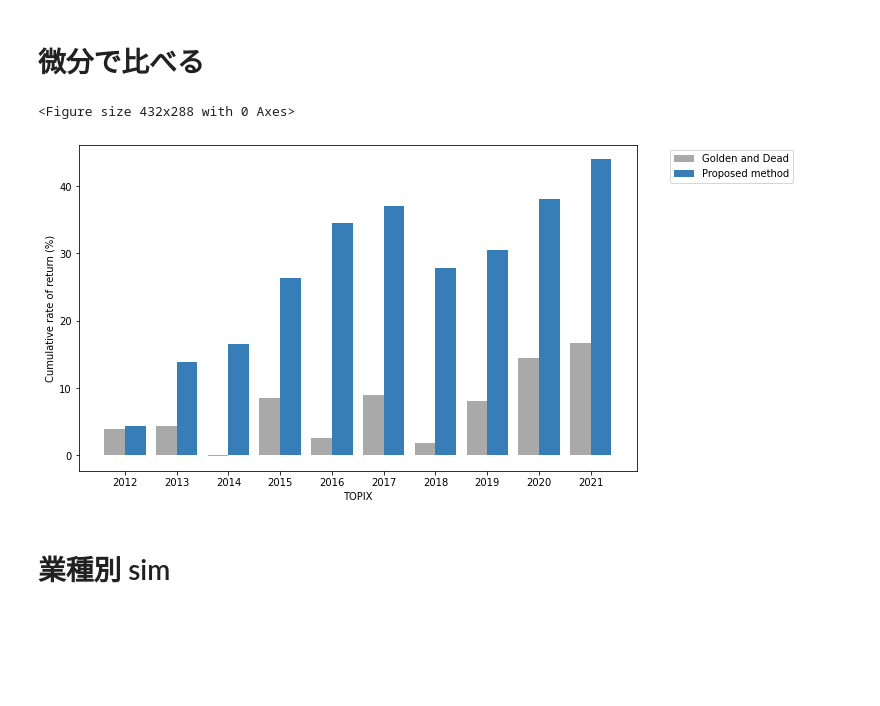
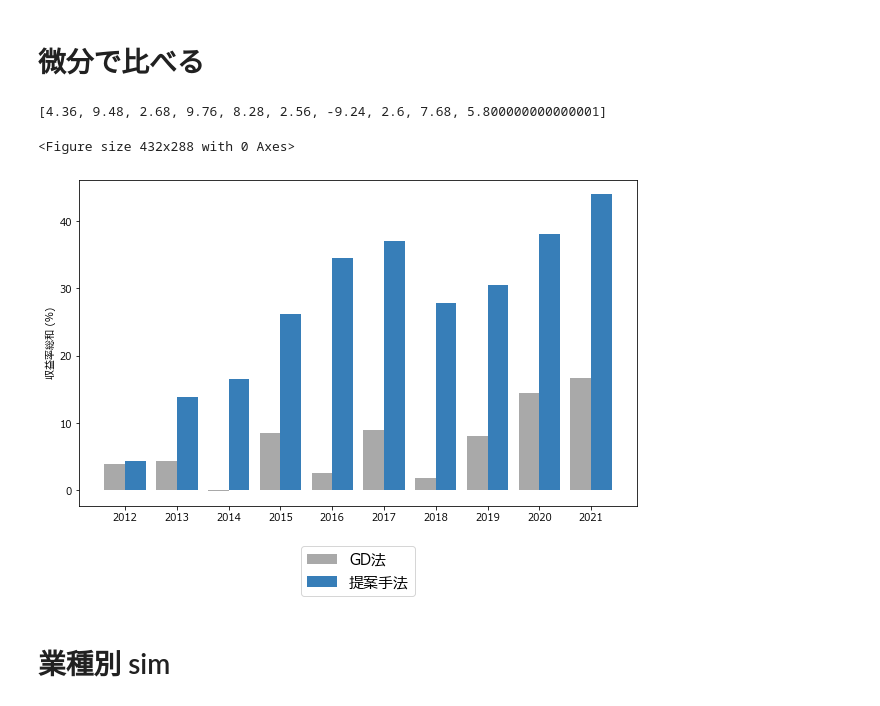
Before and after one commit to yodarjeering/New_XGB, a Jupyter notebook: Kenkyu.ipynb, the cells around one changed output. Saved outputs shown, nothing was run; the diff lists cells and outputs as text; code cells hidden in the pictures; blank space fills up the shorter version.

```diff
--- a/Kenkyu.ipynb
+++ b/Kenkyu.ipynb
@@ -9,6 +9,7 @@ from my_library.funcs import *
 from scipy import fftpack
 import numpy as np
 import matplotlib.pyplot as plt
+plt.rcParams['font.family'] = 'Meiryo'
 # %% [markdown]
 # path win
 # %%
@@ -570,10 +668,43 @@ st = 0
 for st in [0,1,2,3]:
 
     ave_wave = np.zeros(20)
-    for idx,key in enumerate(uds_dict):
+    for idx,key in enumerate(uds_dict_copy):
         # if key=='2017':break
-        uds = uds_dict[key]
+        uds = uds_dict_copy[key]
         wave = uds.Ustrategies[st].spectrum
         ave_wave += wave
         # break
     ave_wave_dict[st] = standarize(ave_wave)
+# %%
+plt.clf()
+fig, ax = plt.subplots(figsize=(10, 6), facecolor="w")
+
+for i,key in enumerate(ave_wave_dict):
+    wave = ave_wave_dict[key]
+    if key==0:
+        label = '順張りで成績の良い代表波形'
+        # print(key)
+        # wave_low_pass = butter_lowpass_filter(wave,6,20)
+        ax.plot(wave,label=label,marker='o',markersize=7)
+    elif key==1:
+        label = '順張りで成績の悪い代表波形'
+        ax.plot(wave,label=label,marker='o',markersize=7)
+    elif key==2:
+        label = '逆張りで成績の良い代表波形'
+        ax.plot(wave,label=label,marker='o',markersize=7)
+    elif key==3:
+        label = '逆張りで成績の悪い代表波形'
+        ax.plot(wave,label=label,marker='o',markersize=7)
+
+    # print(key)
+    # wave_low_pass = butter_lowpass_filter(wave,6,20)
+    # ax.plot(wave_low_pass,label=label,marker='o',markersize=7)
+    print(key)
+
+ax.set_xlabel("時間 (日)")
+ax.set_ylabel("株価")
+ax.set_xticks(range(0,20,2))
+ax.legend(bbox_to_anchor=(0.2, -0.3), loc='center',fontsize=12)
+# ax.legend()
+ax.grid()
+plt.show()
@@ -584,24 +722,33 @@ uds_dict_old = load_pickle('/Users/Owner/Desktop/program/Sotsuron/code/wave_pick
 # %%
 spe_d0 = np.diff(ave_wave_dict[0])
 spe_d2 = np.diff(ave_wave_dict[2])
+# %%
+pr_list = []
+for i,key in enumerate(uds_dict_copy):
+    pr_list.append(uds_dict_copy[key].trade_log['profit rate'].values[0])
+# %%
+pr_list
+# %% [output]
+[4.36, 9.48, 2.68, 9.76, 8.28, 2.56, -9.24, 2.6, 7.68, 5.800000000000001]
 # %%
 
 pr_list_ts = [4.00 , 0.36 , -4.44 , 8.68 , -6.04  , 6.36 , -7.04 , 6.20 , 6.40 , 2.26]
 
 cumulative_list = []
 for i in range(len(pr_list)):
     total_pr = sum(pr_list[:i+1])
     cumulative_list.append(total_pr)
 
 cumulative_list_ts = []
 for i in range(len(pr_list_ts)):
     total_pr = sum(pr_list_ts[:i+1])
     cumulative_list_ts.append(total_pr)
 
-plot_cumulative_var(cumulative_list_ts,cumulative_list,'TOPIX')
+
+plot_cumulative_var(cumulative_list_ts,cumulative_list,'')
 # %% [output]
 <Figure size 432x288 with 0 Axes>
-[figure, old version]
+[figure, new version]
 # %% [markdown]
 # 業種別 sim
 # %%
```
Also changed, not shown: parts of 35 cells of this notebook.
